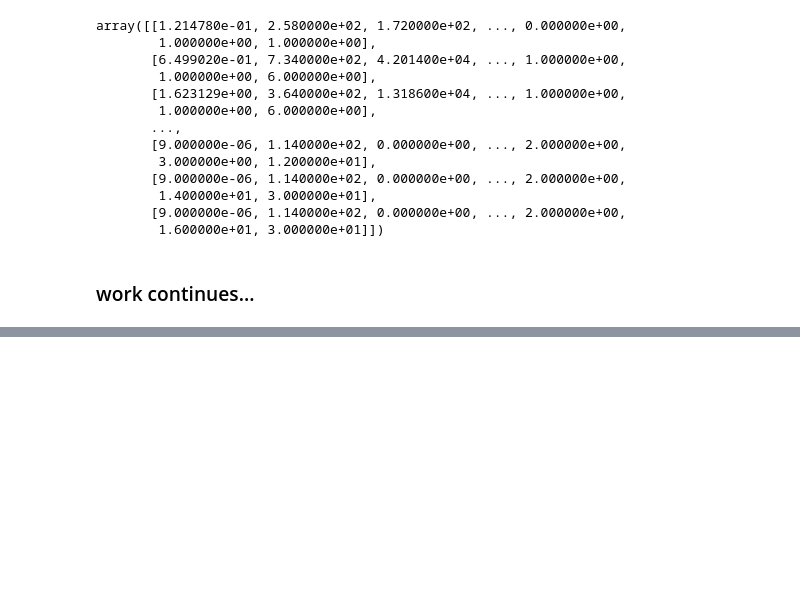
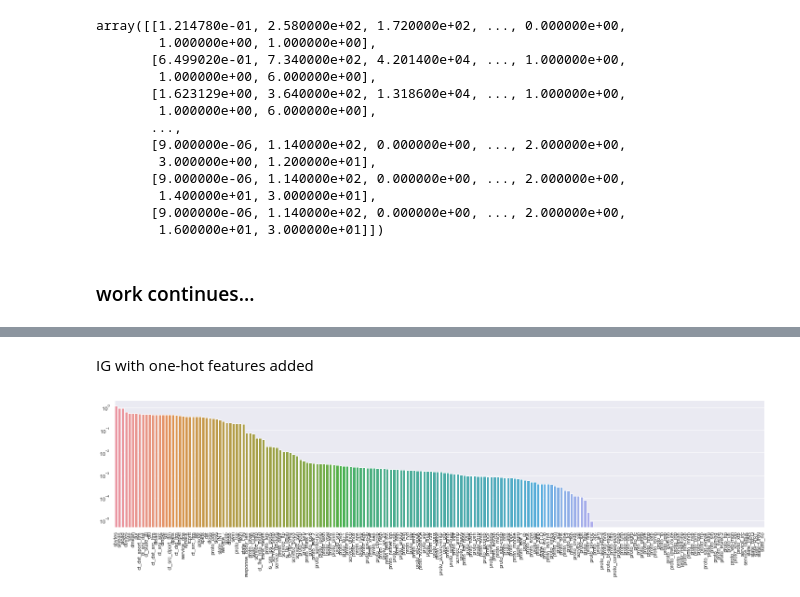
Before and after one commit to pvan1/DATA-606-Capstone, a Jupyter notebook: capstone-phase1.ipynb, the cells around one changed output, grey strips where cells are left out. Cells and saved outputs as stored; diff of their text form; code cells hidden in the pictures; blank space fills up the shorter version.

```diff
--- a/capstone-phase1.ipynb
+++ b/capstone-phase1.ipynb
@@ -441,0 +468,12 @@ array([[1.214780e-01, 2.580000e+02, 1.720000e+02, ..., 0.000000e+00,
+# %%
+# Fisher Score
+# open source library scikit-feature, here: https://github.com/jundongl/scikit-feature
+from skfeature.function.similarity_based import fisher_score
+fscores = fisher_score.fisher_score(X=numeric_feat, y=training_cats)
+
+plt.figure(figsize=(10,5))
+sns.set_style('darkgrid')
+fs_plot = sns.barplot(x=numeric_feat.columns, y=fscores)
+fs_plot.set_xticklabels(fs_plot.get_xticklabels(), rotation=90)
+plt.savefig('./images/fisher_scores.png', dpi=300, bbox_inches='tight')
+plt.show()
@@ -441,0 +528,17 @@ array([[1.214780e-01, 2.580000e+02, 1.720000e+02, ..., 0.000000e+00,
+# %% [markdown]
+IG with one-hot features added
+# %%
+info_gain_full = mutual_info_classif(X=training_data_onehot, y=training_cats)
+# %%
+ig_full_list_desc = sorted(list(zip(training_data_onehot.columns, info_gain_full)), reverse=True, key=lambda x:x[1])
+# %%
+#training_data['attack_cat'].value_counts().index
+plt.figure(figsize=(25,5))
+sns.set_style('darkgrid')
+ig_full_plot = sns.barplot(x=training_data_onehot.columns, y=info_gain_full, order=[x[0] for x in ig_full_list_desc])
+ig_full_plot.set_xticklabels(ig_full_plot.get_xticklabels(), rotation=90)
+ig_full_plot.set_yscale('log')  # let's see more values
+plt.savefig('./images/info_gain_full.png', dpi=300, bbox_inches='tight')
+plt.show()
+# %% [output]
+[figure, added]
```
Also changed, not shown: parts of 14 cells of this notebook.
